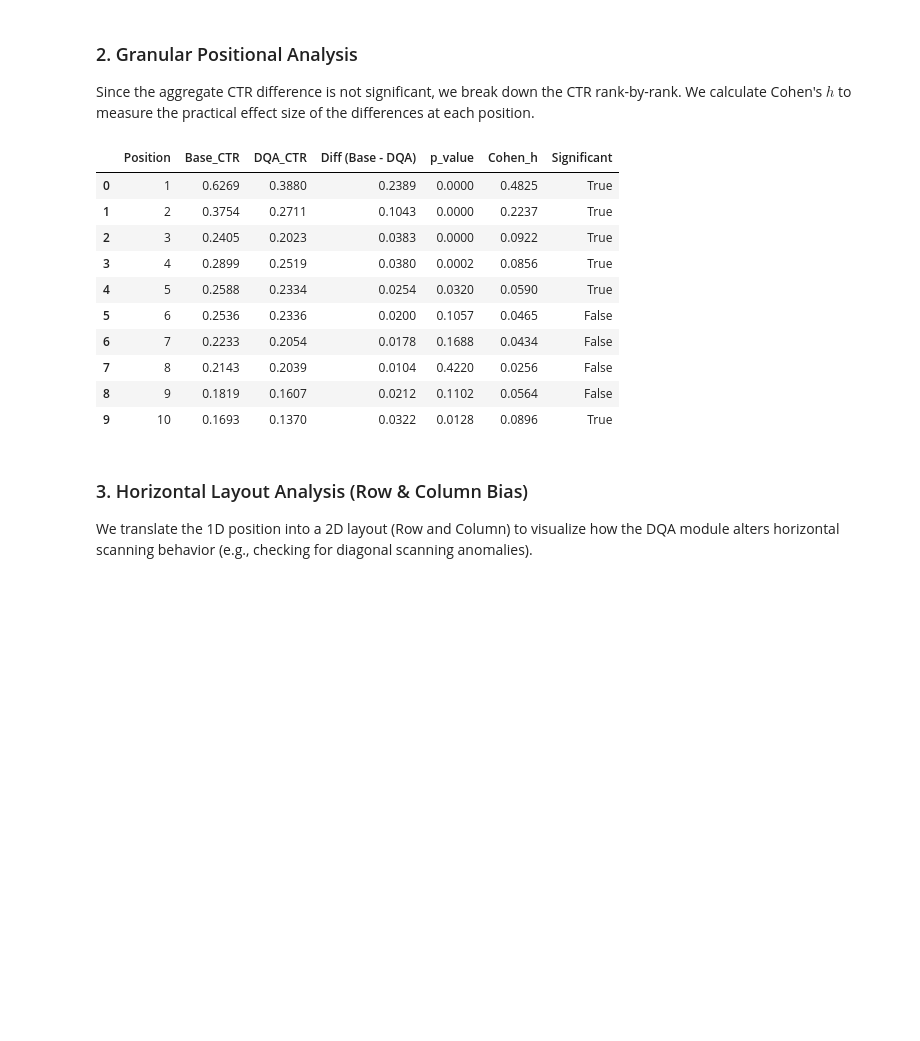
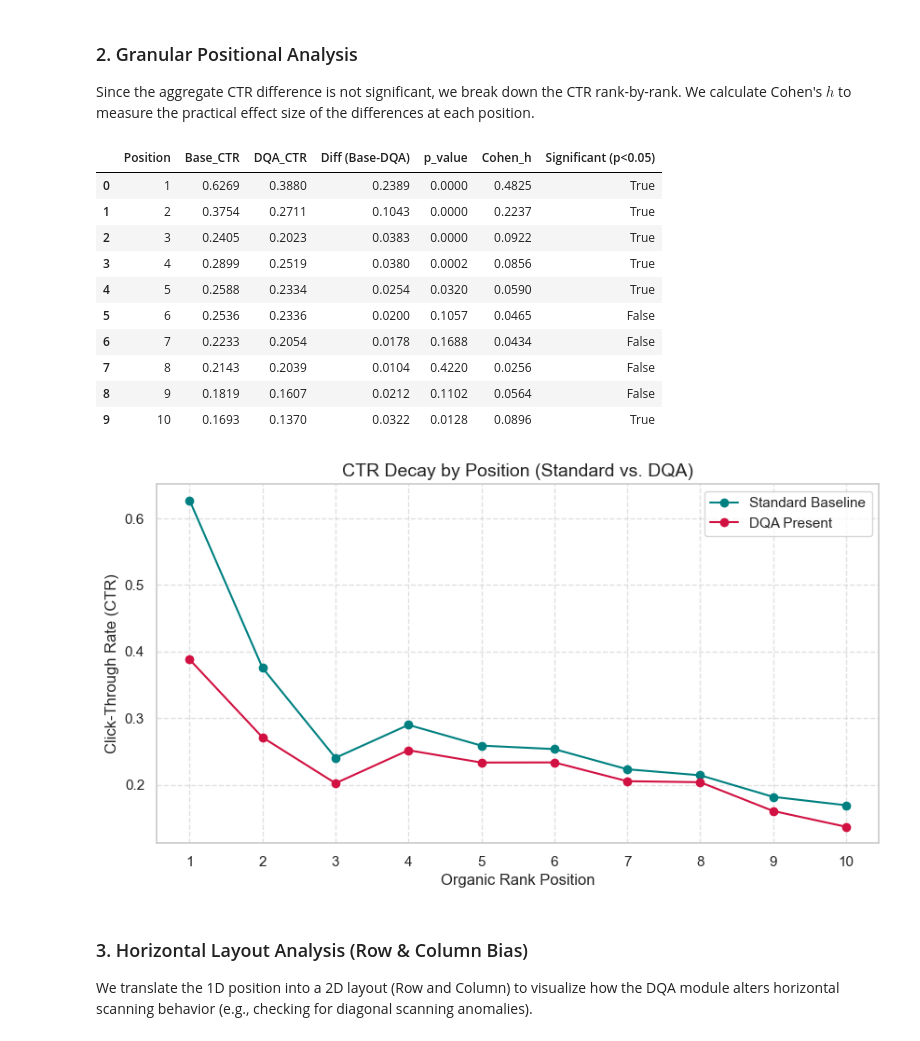
Before and after one commit to Jesperk88/Thesis_masters, a Jupyter notebook: notebooks/SQ1_Analysis.ipynb, the cells around one changed output. Saved outputs shown, nothing was run; the diff lists cells and outputs as text; code cells hidden in the pictures; blank space fills up the shorter version.

```diff
--- a/notebooks/SQ1_Analysis.ipynb
+++ b/notebooks/SQ1_Analysis.ipynb
@@ -72,42 +101,65 @@ Conclusion: The overall CTR difference IS NOT statistically significant (p >= 0.
 ### 2. Granular Positional Analysis
 Since the aggregate CTR difference is not significant, we break down the CTR rank-by-rank. We calculate Cohen's $h$ to measure the practical effect size of the differences at each position.
 # %%
+import numpy as np
+import pandas as pd
+from statsmodels.stats.proportion import proportions_ztest
+import matplotlib.pyplot as plt
+import seaborn as sns
+
+# Set max position to analyze (Top 10 is standard for SERP analysis)
 MAX_POS = 10
 results = []
 
 for pos in range(1, MAX_POS + 1):
     base_pos = base_imp[base_imp['position'] == pos]
     dqa_pos = dqa_imp[dqa_imp['position'] == pos]
 
     if len(base_pos) == 0 or len(dqa_pos) == 0:
         continue
 
-    c_base, n_base = base_pos['click'].sum(), len(base_pos)
-    c_dqa, n_dqa = dqa_pos['click'].sum(), len(dqa_pos)
+    # Get click counts and totals
+    clicks_base, nobs_base = base_pos['click'].sum(), len(base_pos)
+    clicks_dqa, nobs_dqa = dqa_pos['click'].sum(), len(dqa_pos)
 
-    p_base = c_base / n_base if n_base > 0 else 0
-    p_dqa = c_dqa / n_dqa if n_dqa > 0 else 0
+    # Calculate CTR
+    p_base = clicks_base / nobs_base if nobs_base > 0 else 0
+    p_dqa = clicks_dqa / nobs_dqa if nobs_dqa > 0 else 0
 
-    # Z-Test
-    stat, pval = proportions_ztest([c_base, c_dqa], [n_base, n_dqa])
+    # Run Two-Proportion Z-Test
+    counts = np.array([clicks_base, clicks_dqa])
+    nobs = np.array([nobs_base, nobs_dqa])
+    stat, pval = proportions_ztest(counts, nobs)
 
-    # Cohen's h
+    # Calculate Cohen's h (Effect Size)
     h = 2 * (np.arcsin(np.sqrt(p_base)) - np.arcsin(np.sqrt(p_dqa)))
 
     results.append({
         'Position': pos,
         'Base_CTR': round(p_base, 4),
         'DQA_CTR': round(p_dqa, 4),
-        'Diff (Base - DQA)': round(p_base - p_dqa, 4),
+        'Diff (Base-DQA)': round(p_base - p_dqa, 4),
         'p_value': round(pval, 4),
         'Cohen_h': round(h, 4),
-        'Significant': pval < 0.05
+        'Significant (p<0.05)': pval < 0.05
     })
 
 pos_stats_df = pd.DataFrame(results)
 display(pos_stats_df)
+
+# Plotting the CTR decay
+plt.figure(figsize=(10, 5))
+plt.plot(pos_stats_df['Position'], pos_stats_df['Base_CTR'], marker='o', label='Standard Baseline', color='#008080')
+plt.plot(pos_stats_df['Position'], pos_stats_df['DQA_CTR'], marker='o', label='DQA Present', color='#D11141')
+plt.title('CTR Decay by Position (Standard vs. DQA)')
+plt.xlabel('Organic Rank Position')
+plt.ylabel('Click-Through Rate (CTR)')
+plt.xticks(range(1, MAX_POS + 1))
+plt.legend()
+plt.grid(True, linestyle='--', alpha=0.6)
+plt.show()
 # %% [output]
-|  | Position | Base_CTR | DQA_CTR | Diff (Base - DQA) | p_value | Cohen_h | Significant |
+|  | Position | Base_CTR | DQA_CTR | Diff (Base-DQA) | p_value | Cohen_h | Significant (p<0.05) |
 | 0 | 1 | 0.6269 | 0.3880 | 0.2389 | 0.0000 | 0.4825 | True |
 | 1 | 2 | 0.3754 | 0.2711 | 0.1043 | 0.0000 | 0.2237 | True |
 | 2 | 3 | 0.2405 | 0.2023 | 0.0383 | 0.0000 | 0.0922 | True |
@@ -118,6 +170,7 @@ display(pos_stats_df)
 | 7 | 8 | 0.2143 | 0.2039 | 0.0104 | 0.4220 | 0.0256 | False |
 | 8 | 9 | 0.1819 | 0.1607 | 0.0212 | 0.1102 | 0.0564 | False |
 | 9 | 10 | 0.1693 | 0.1370 | 0.0322 | 0.0128 | 0.0896 | True |
+[figure, added]
 # %% [markdown]
 ### 3. Horizontal Layout Analysis (Row & Column Bias)
 We translate the 1D position into a 2D layout (Row and Column) to visualize how the DQA module alters horizontal scanning behavior (e.g., checking for diagonal scanning anomalies).
```
Also changed, not shown: parts of 2 cells of this notebook, 11 other files.
